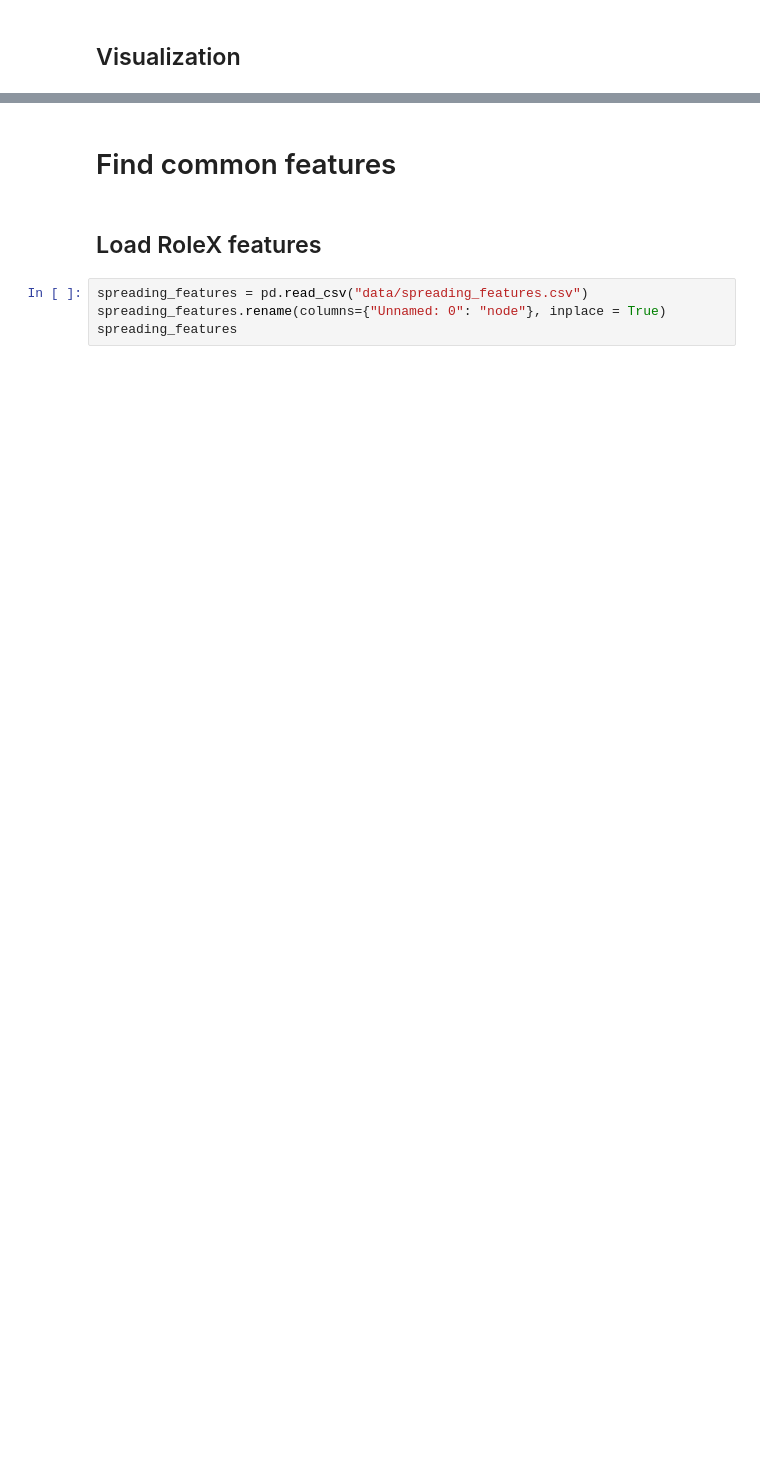
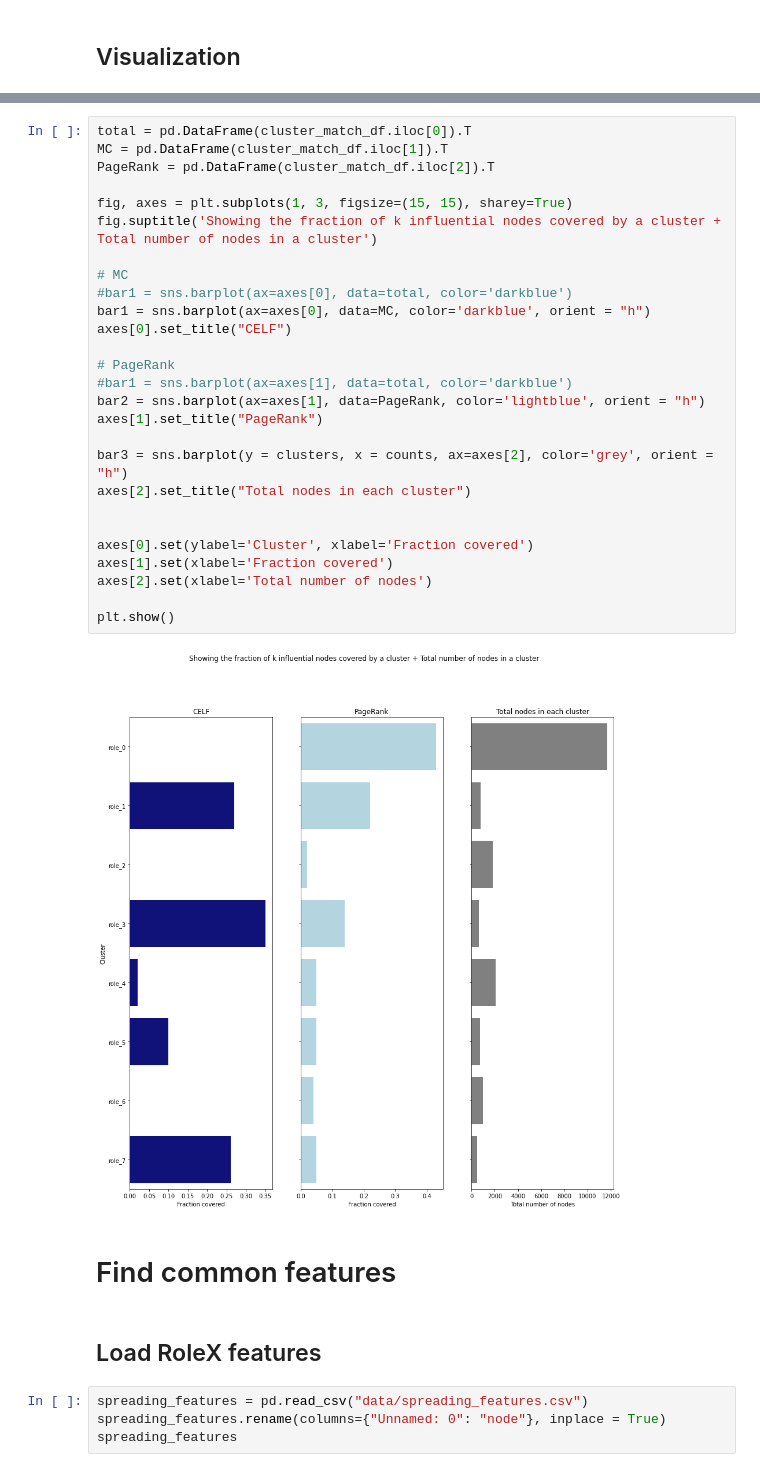
Before and after one commit to alexcosta13/twitter-superspreaders, a Jupyter notebook: 04_results_and_visualization.ipynb, the cells around one changed output, grey strips where cells are left out. Cells and saved outputs as stored; diff of their text form; blank space fills up the shorter version.

```diff
--- a/04_results_and_visualization.ipynb
+++ b/04_results_and_visualization.ipynb
@@ -88,3 +113,32 @@ plt.show()
+# %%
+total = pd.DataFrame(cluster_match_df.iloc[0]).T
+MC = pd.DataFrame(cluster_match_df.iloc[1]).T
+PageRank = pd.DataFrame(cluster_match_df.iloc[2]).T
+
+fig, axes = plt.subplots(1, 3, figsize=(15, 15), sharey=True)
+fig.suptitle('Showing the fraction of k influential nodes covered by a cluster + Total number of nodes in a cluster')
+
+# MC
+#bar1 = sns.barplot(ax=axes[0], data=total, color='darkblue')
+bar1 = sns.barplot(ax=axes[0], data=MC, color='darkblue', orient = "h")
+axes[0].set_title("CELF")
+
+# PageRank
+#bar1 = sns.barplot(ax=axes[1], data=total, color='darkblue')
+bar2 = sns.barplot(ax=axes[1], data=PageRank, color='lightblue', orient = "h")
+axes[1].set_title("PageRank")
+
+bar3 = sns.barplot(y = clusters, x = counts, ax=axes[2], color='grey', orient = "h")
+axes[2].set_title("Total nodes in each cluster")
+
+
+axes[0].set(ylabel='Cluster', xlabel='Fraction covered')
+axes[1].set(xlabel='Fraction covered')
+axes[2].set(xlabel='Total number of nodes')
+
+plt.show()
+# %% [output]
+[figure, added]
 # %% [markdown]
 # Find common features
 # %% [markdown]
```
Also changed, not shown: parts of 16 cells of this notebook, 1 other file.
